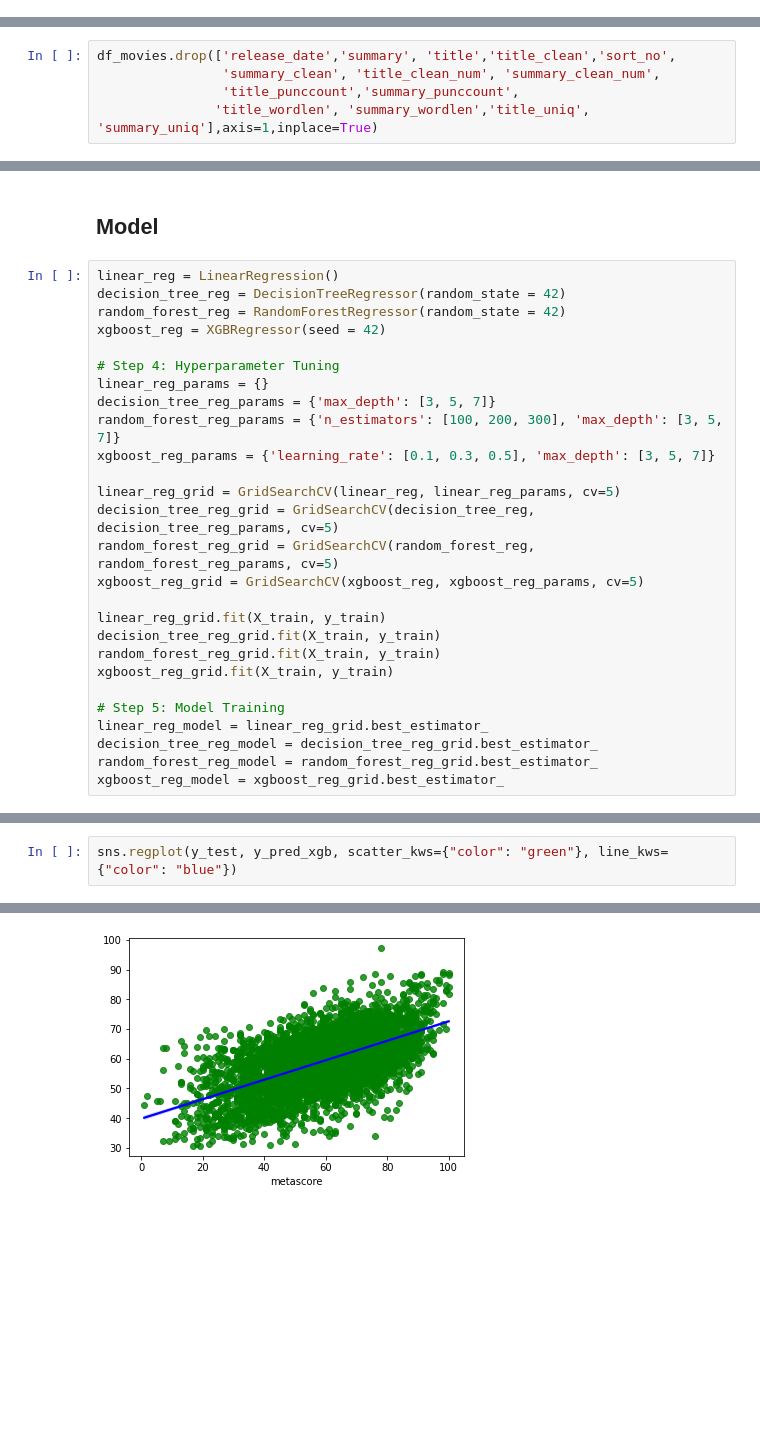
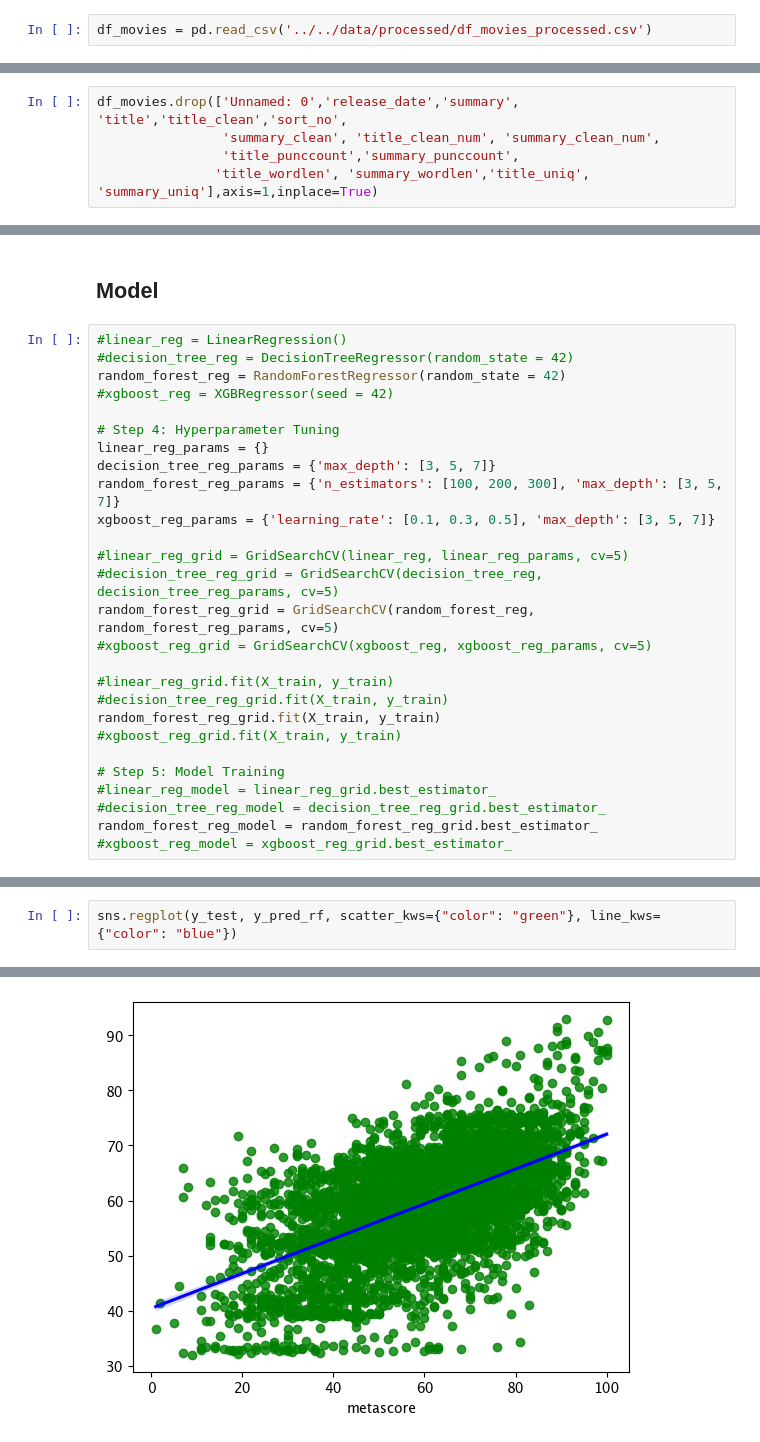
Before and after one commit to shantellesmith/movie_rating_prediction, a Jupyter notebook: notebooks/003_Modelling/Metacritic_Model.ipynb, the cells around one changed output, grey strips where cells are left out. Saved outputs shown, nothing was run; the diff lists cells and outputs as text; blank space fills up the shorter version.

Commit message:
Created streamlit app for RF model

```diff
--- a/notebooks/003_Modelling/Metacritic_Model.ipynb
+++ b/notebooks/003_Modelling/Metacritic_Model.ipynb
@@ -471,3 +19,5 @@ topic_model.visualize_distribution(topic_model.probabilities_[0], min_probabilit
+# %%
+df_movies = pd.read_csv('../../data/processed/df_movies_processed.csv')
 # %%
 df_movies.columns
 # %% [output]
@@ -481,6 +35,6 @@ Index(['metascore', 'rating', 'user_score', 'release_year', 'release_month',
       dtype='object')
 # %%
-df_movies.drop(['release_date','summary', 'title','title_clean','sort_no',
+df_movies.drop(['Unnamed: 0','release_date','summary', 'title','title_clean','sort_no',
                 'summary_clean', 'title_clean_num', 'summary_clean_num',
                 'title_punccount','summary_punccount',
                'title_wordlen', 'summary_wordlen','title_uniq', 'summary_uniq'],axis=1,inplace=True)
@@ -539,10 +129,10 @@ Name: metascore, Length: 97, dtype: int64
 # %% [markdown]
 ## Model
 # %%
-linear_reg = LinearRegression()
-decision_tree_reg = DecisionTreeRegressor(random_state = 42)
+#linear_reg = LinearRegression()
+#decision_tree_reg = DecisionTreeRegressor(random_state = 42)
 random_forest_reg = RandomForestRegressor(random_state = 42)
-xgboost_reg = XGBRegressor(seed = 42)
+#xgboost_reg = XGBRegressor(seed = 42)
 
 # Step 4: Hyperparameter Tuning
 linear_reg_params = {}
@@ -550,19 +140,19 @@ decision_tree_reg_params = {'max_depth': [3, 5, 7]}
 random_forest_reg_params = {'n_estimators': [100, 200, 300], 'max_depth': [3, 5, 7]}
 xgboost_reg_params = {'learning_rate': [0.1, 0.3, 0.5], 'max_depth': [3, 5, 7]}
 
-linear_reg_grid = GridSearchCV(linear_reg, linear_reg_params, cv=5)
-decision_tree_reg_grid = GridSearchCV(decision_tree_reg, decision_tree_reg_params, cv=5)
+#linear_reg_grid = GridSearchCV(linear_reg, linear_reg_params, cv=5)
+#decision_tree_reg_grid = GridSearchCV(decision_tree_reg, decision_tree_reg_params, cv=5)
 random_forest_reg_grid = GridSearchCV(random_forest_reg, random_forest_reg_params, cv=5)
-xgboost_reg_grid = GridSearchCV(xgboost_reg, xgboost_reg_params, cv=5)
+#xgboost_reg_grid = GridSearchCV(xgboost_reg, xgboost_reg_params, cv=5)
 
-linear_reg_grid.fit(X_train, y_train)
-decision_tree_reg_grid.fit(X_train, y_train)
+#linear_reg_grid.fit(X_train, y_train)
+#decision_tree_reg_grid.fit(X_train, y_train)
 random_forest_reg_grid.fit(X_train, y_train)
-xgboost_reg_grid.fit(X_train, y_train)
+#xgboost_reg_grid.fit(X_train, y_train)
 
 # Step 5: Model Training
-linear_reg_model = linear_reg_grid.best_estimator_
-decision_tree_reg_model = decision_tree_reg_grid.best_estimator_
+#linear_reg_model = linear_reg_grid.best_estimator_
+#decision_tree_reg_model = decision_tree_reg_grid.best_estimator_
 random_forest_reg_model = random_forest_reg_grid.best_estimator_
-xgboost_reg_model = xgboost_reg_grid.best_estimator_
+#xgboost_reg_model = xgboost_reg_grid.best_estimator_
 # %%
@@ -612,5 +186,5 @@ XGBoost: r-score =  0.35155470318214177 , MSE =  188.25476646552448 , MAPE =  0.
 # %%
-sns.regplot(y_test, y_pred_xgb, scatter_kws={"color": "green"}, line_kws={"color": "blue"})
+sns.regplot(y_test, y_pred_rf, scatter_kws={"color": "green"}, line_kws={"color": "blue"})
 # %% [output]
 <AxesSubplot:xlabel='metascore'>
-[figure, old version]
+[figure, new version]
```
Also changed, not shown: parts of 73 cells of this notebook, 21 other files.
